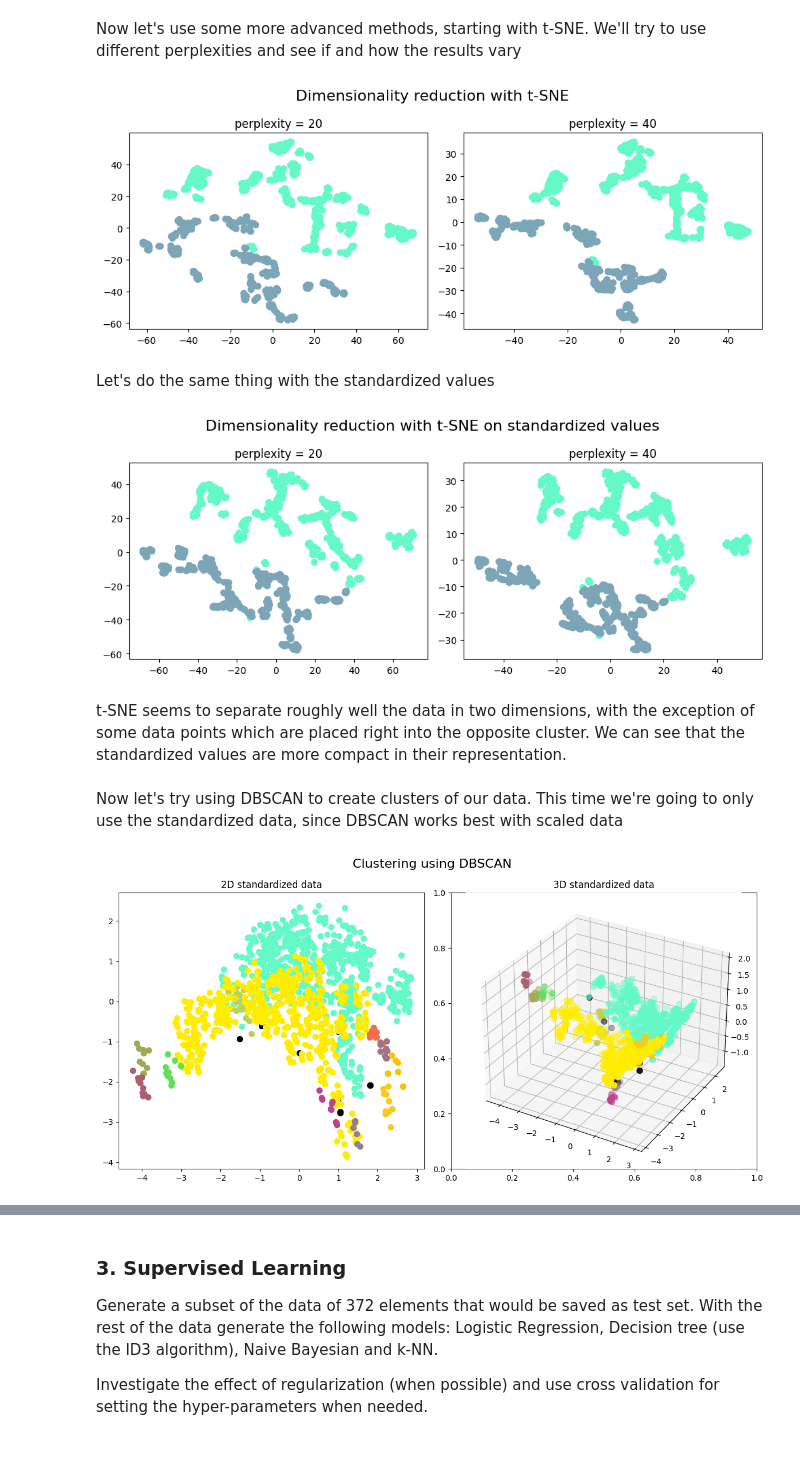
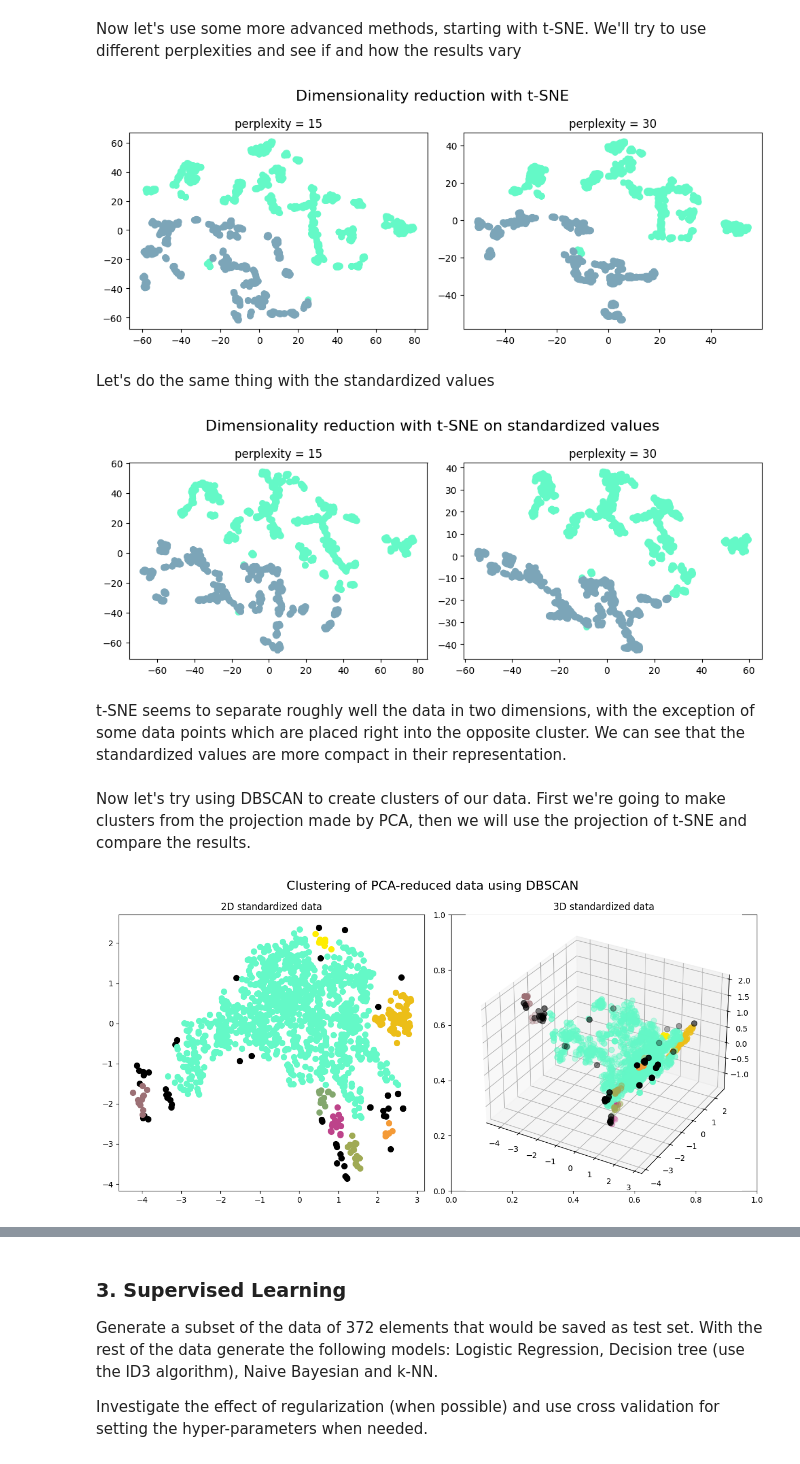
Before and after one commit to lollobrollo/Intro_to_ML_24-25, a Jupyter notebook: challenges/challenge-one.ipynb, the cells around one changed output, grey strips where cells are left out. Drawn from its saved outputs; the diff is of its cells as text; code cells hidden in the pictures.

```diff
--- a/challenges/challenge-one.ipynb
+++ b/challenges/challenge-one.ipynb
@@ -186,49 +186,49 @@ Even with threee dimensions k-means seems to have a hard time separating the two
 # %% [markdown]
 Now let's use some more advanced methods, starting with t-SNE. We'll try to use different perplexities and see if and how the results vary
 # %%
-X_emb_1 = TSNE(perplexity = 20).fit_transform(X)
-X_emb_2 = TSNE(perplexity = 40).fit_transform(X)
+X_emb_1 = TSNE(perplexity = 15).fit_transform(X)
+X_emb_2 = TSNE(perplexity = 30).fit_transform(X)
 
 fig, axs = plt.subplots(1, 2, figsize=(10, 4))
 
 axs[0].scatter(X_emb_1[:, 0], X_emb_1[:, 1], c=labels, cmap=my_cmap)
-axs[0].set_title('perplexity = 20')
+axs[0].set_title('perplexity = 15')
 
 axs[1].scatter(X_emb_2[:, 0], X_emb_2[:, 1], c=labels, cmap=my_cmap)
-axs[1].set_title('perplexity = 40')
+axs[1].set_title('perplexity = 30')
 
 fig.suptitle('Dimensionality reduction with t-SNE', fontsize=16)
 
 plt.tight_layout()
 plt.show()
 # %% [output]
-[figure, old version]
+[figure, new version]
 # %% [markdown]
 Let's do the same thing with the standardized values
 # %%
-X_emb_1 = TSNE(perplexity = 20).fit_transform(X_scaled)
-X_emb_2 = TSNE(perplexity = 40).fit_transform(X_scaled)
+X_emb_1_s = TSNE(perplexity = 15).fit_transform(X_scaled)
+X_emb_2_s = TSNE(perplexity = 30).fit_transform(X_scaled)
 
 fig, axs = plt.subplots(1, 2, figsize=(10, 4))
 
-axs[0].scatter(X_emb_1[:, 0], X_emb_1[:, 1], c=labels, cmap=my_cmap)
-axs[0].set_title('perplexity = 20')
+axs[0].scatter(X_emb_1_s[:, 0], X_emb_1_s[:, 1], c=labels, cmap=my_cmap)
+axs[0].set_title('perplexity = 15')
 
-axs[1].scatter(X_emb_2[:, 0], X_emb_2[:, 1], c=labels, cmap=my_cmap)
-axs[1].set_title('perplexity = 40')
+axs[1].scatter(X_emb_2_s[:, 0], X_emb_2_s[:, 1], c=labels, cmap=my_cmap)
+axs[1].set_title('perplexity = 30')
 
 fig.suptitle('Dimensionality reduction with t-SNE on standardized values', fontsize=16)
 
 plt.tight_layout()
 plt.show()
 # %% [output]
-[figure, old version]
+[figure, new version]
 # %% [markdown]
 t-SNE seems to separate roughly well the data in two dimensions, with the exception of some data points which are placed right into the opposite cluster. We can see that the standardized values are more compact in their representation.
 # %% [markdown]
-Now let's try using DBSCAN to create clusters of our data. This time we're going to only use the standardized data, since DBSCAN works best with scaled data
+Now let's try using DBSCAN to create clusters of our data. First we're going to make clusters from the projection made by PCA, then we will use the projection of t-SNE and compare the results.
 # %%
-db = DBSCAN(eps = 0.49, min_samples = 7).fit(X_scaled)
+db = DBSCAN(eps = .25, min_samples = 7).fit(projection_2)
 db_labels = db.labels_
 
 fig, axs = plt.subplots(1,2, figsize=(12, 6))
@@ -264,9 +264,9 @@ for label in clusters:
     )
 axs[1].set_title("3D standardized data")
 
-fig.suptitle('Clustering using DBSCAN', fontsize=16)
+fig.suptitle('Clustering of PCA-reduced data using DBSCAN', fontsize=16)
 
 plt.tight_layout()
 plt.show()
 # %% [output]
-[figure, old version]
+[figure, new version]
```
Also changed, not shown: parts of 10 cells of this notebook, 3 other files.
